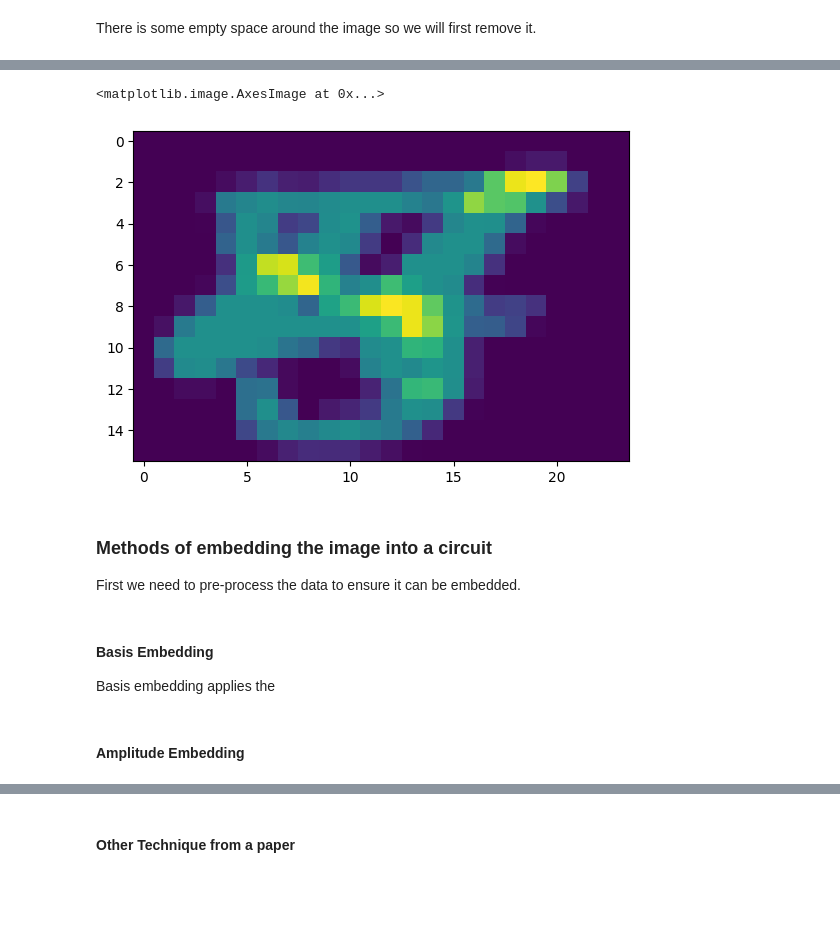
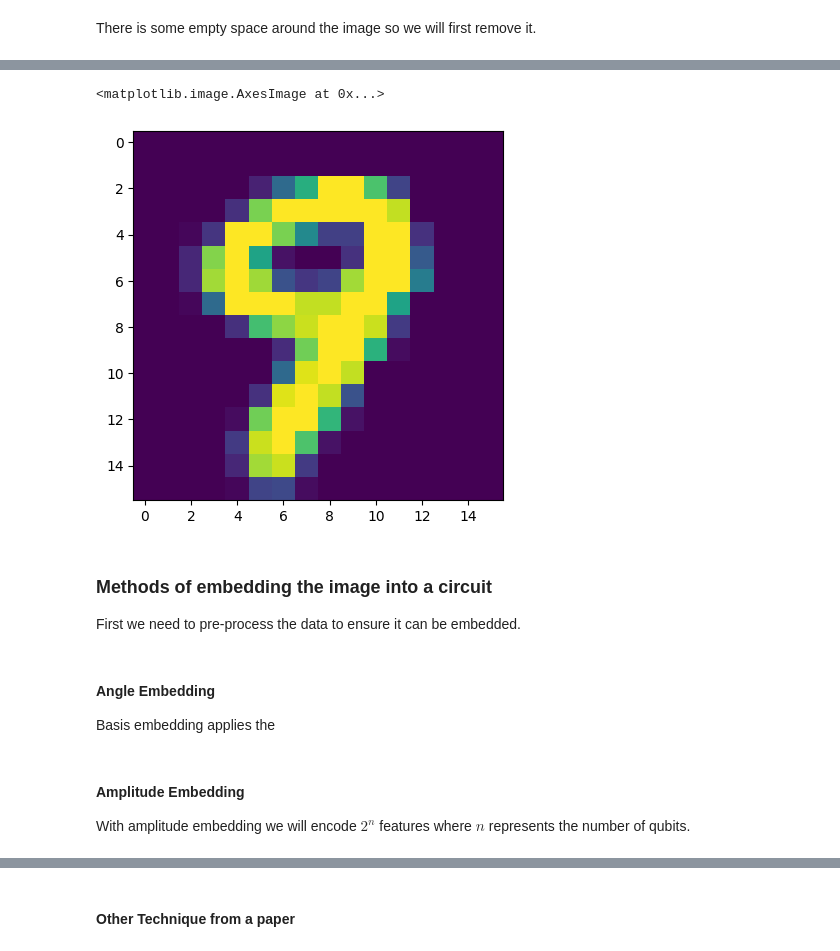
Before and after one commit to rryoung98/qml_embedding, a Jupyter notebook: embedding_presentation.ipynb, the cells around one changed output, grey strips where cells are left out. Cells and saved outputs as stored; diff of their text form; code cells hidden in the pictures; blank space fills up the shorter version.

Commit message:
Update to presentation with fair model
additional updates.

```diff
--- a/embedding_presentation.ipynb
+++ b/embedding_presentation.ipynb
@@ -181,10 +174,10 @@ def create_classical_model():
     return model
 
 
-model = create_classical_model()
-model.compile(loss=tf.keras.losses.CategoricalCrossentropy(),
+cmodel = create_classical_model()
+cmodel.compile(loss=tf.keras.losses.CategoricalCrossentropy(),
               optimizer=tf.keras.optimizers.Adam(0.002),
                metrics=[tf.keras.metrics.CategoricalAccuracy()])
 
-model.summary()
+cmodel.summary()
 # %% [output]
@@ -206,7 +199,7 @@ Trainable params: 1,199,882
 Non-trainable params: 0
 _________________________________________________________________
 # %%
-model.fit(x_train,
+cmodel.fit(x_train,
           y_train_onehot,
           batch_size=128,
           epochs=10,
@@ -214,6 +207,6 @@ model.fit(x_train,
           validation_data=(x_test[:1000], y_test_onehot[:1000]),
           callbacks=[tensorboard_callback,model_ckpt])
 
-cnn_results = model.evaluate(x_test, y_test_onehot)
+cnn_results = cmodel.evaluate(x_test, y_test_onehot)
 # %% [output]
 Epoch 1/10
@@ -295,13 +258,17 @@ plt.imshow(x_train_crop[1000])
 # %%
-# Resize the images to fit on a quantum register
-
+# Crop and remove border from image
 x_train_crop = np.array([x.reshape(28,28)[3:27,3:27] for x in x_train])
 x_test_crop =np.array([x.reshape(28,28)[3:27,3:27] for x in x_test])
 
-x_train_crop = np.expand_dims(x_train_crop, -1)
-x_test_crop = np.expand_dims(x_test_crop, -1)
+# Add channel dimension to dataset for resizing [ batch, height, width, channel]
+x_train_crop = x_train_crop[..., np.newaxis]
+x_test_crop = x_test_crop[..., np.newaxis]
 
-x_train_small_2562 = tf.image.resize(x_train_crop, [16,16]).numpy()
-x_test_small_256 = tf.image.resize(x_test_crop, [16,16]).numpy()
-print(len(x_train_small_256))
+# Resize image to fit on register
+x_train_256 = tf.image.resize(x_train_crop, [16,16]).numpy()
+x_test_256 = tf.image.resize(x_test_crop, [16,16]).numpy()
+
+# Confirm dataset is still correct batch and shape
+print(f'The batch size is: {len(x_train_256)} images')
+print(f'Image height and width: {x_train_256[10].shape}')
 # %% [output]
@@ -309,8 +278,8 @@ print(len(x_train_small_256))
 # %%
-plt.imshow(x_train_small_256[10])
+plt.imshow(x_train_256[5999])
 # %% [output]
 <matplotlib.image.AxesImage at 0x...>
-[figure, old version]
+[figure, new version]
 # %% [markdown]
 ### Methods of embedding the image into a circuit
 
@@ -318,5 +290,6 @@ First we need to pre-process the data to ensure it can be embedded.
 # %% [markdown]
-#### Basis Embedding
+#### Angle Embedding
 Basis embedding applies the
 # %% [markdown]
 #### Amplitude Embedding
+With amplitude embedding we will encode $2^n$ features where $n$ represents the number of qubits.
```
Also changed, not shown: parts of 33 cells of this notebook, 1 other file.
